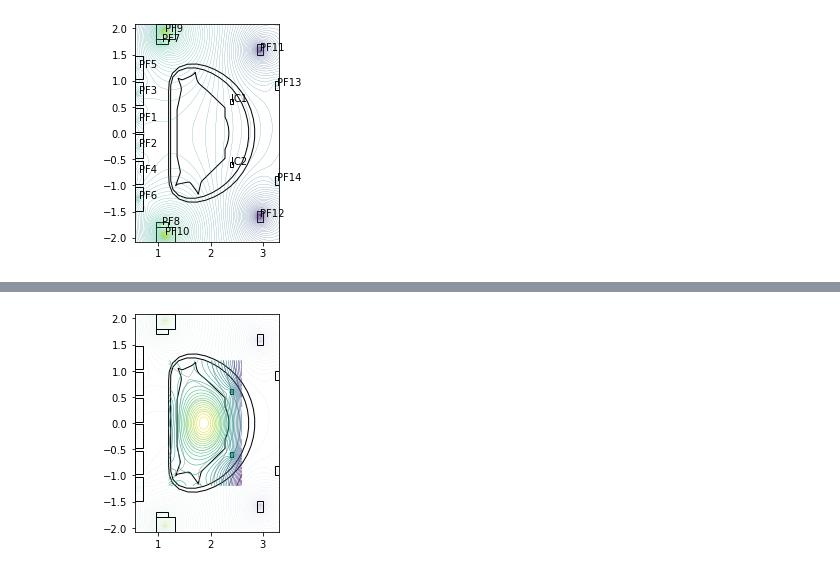
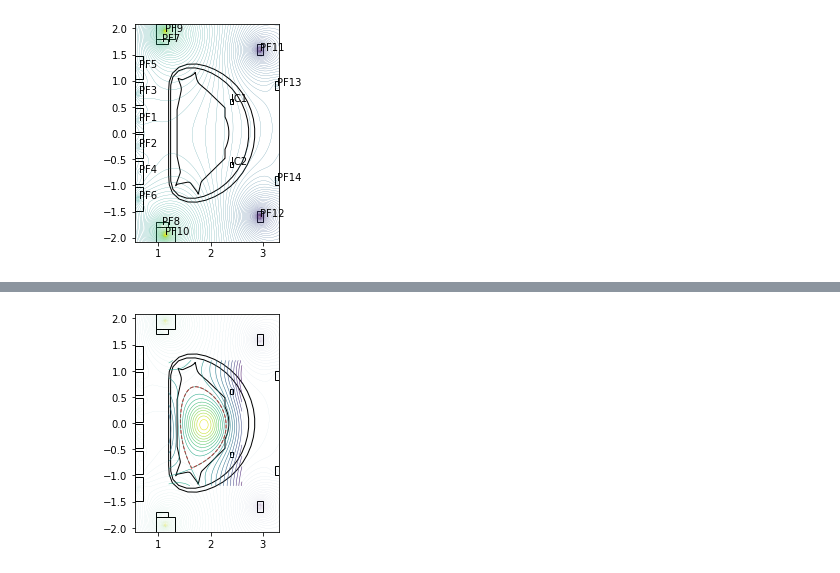
Before and after one commit to fusion-yun/fytok_old, a Jupyter notebook: examples/fy_magnetic.ipynb, the cells around one changed output, grey strips where cells are left out. Cells and saved outputs as stored; diff of their text form; code cells hidden in the pictures.

```diff
--- a/examples/fy_magnetic.ipynb
+++ b/examples/fy_magnetic.ipynb
@@ -145,10 +127,12 @@ from  freegs.coil import Coil
 itime=40000
 coils = []
 for coil in entry.pf_active.coil:
-    rect = coil.element[0].geometry.rectangle.__real_value__()
-    Ip = coil.current.data.__value__()[itime]
-    turns=coil.element[0].turns_with_sign*1
-    coils.append((coil.name.__value__(), Coil(rect["r"], rect["z"],current= Ip*turns,turns=1,control=True)))
+    rect = coil.element[0].geometry.rectangle.__value__()
+
+    coils.append((coil.name.__value__(), Coil(
+    rect.r+rect.width/2, rect.z+rect.height/2,
+    current= coil.current.data.__value__()[itime] ,
+    turns=int(turns),control=True)))
 
 wall = Wall(entry.wall.description_2d[0].limiter.unit[0].outline.r.__value__(),
             entry.wall.description_2d[0].limiter.unit[0].outline.z.__value__())
@@ -156,6 +140,8 @@ wall = Wall(entry.wall.description_2d[0].limiter.unit[0].outline.r.__value__(),
 Rdim=entry.equilibrium.time_slice[10].profiles_2d.grid.dim1.__value__()
 Zdim=entry.equilibrium.time_slice[10].profiles_2d.grid.dim2.__value__()
 
+lfcs_r=entry.equilibrium.time_slice[10].boundary.outline.r.__value__()[:,0]
+lfcs_z=entry.equilibrium.time_slice[10].boundary.outline.z.__value__()[:,0]
 
 EASTTokamak = Machine(coils, wall)
 
@@ -163,7 +149,7 @@ profiles = jtor.ConstrainPaxisIp(1e3,  # Plasma pressure on axis [Pascals]
                             1e6,  # Plasma current [Amps]
                             1.0)  # fvac = R*Bt
 
-psivals = [ (R, Z, 0.0) for R, Z in zip(wall.R,wall.Z)]
+psivals = [ (R, Z, 0.0) for R, Z in zip(lfcs_r,lfcs_z)]
 # psivals = [ (R, Z, 0.0) for R, Z in zip(entry.equilibrium.time_slice[10].boundary.outline.r.__value__(),
 #             entry.equilibrium.time_slice[10].boundary.outline.z.__value__()) ]
 
@@ -180,4 +166,4 @@ eq = equilibrium.Equilibrium(tokamak=EASTTokamak,
                                 nx=129, ny=129,
                                 boundary=boundary.freeBoundaryHagenow)
 
-freegs.solve(eq, profiles,constrain, psi_bndry=0.0)
+freegs.solve(eq, profiles,constrain, psi_bndry=0.0,show=True)
@@ -184,24 +172,27 @@ freegs.solve(eq, profiles,constrain, psi_bndry=0.0)
 # %%
 fg=plt.figure()
 
 plt.gca().add_patch(plt.Polygon(limiter_points , fill=False,closed=True))
 plt.gca().add_patch(plt.Polygon(vessel_outer_points , fill=False,closed=True))
 plt.gca().add_patch(plt.Polygon(vessel_inner_points , fill=False,closed=True))
 
-plt.show()for coil  in entry.pf_active.coil:
+plt.gca().add_patch(plt.Polygon(np.array([lfcs_r,lfcs_z]).transpose([1,0]) , fill=False,closed=True,linestyle="dashed",color="red"))
+
+for coil  in entry.pf_active.coil:
     rect=coil.element[0].geometry.rectangle.__value__()
-    plt.gca().add_patch(plt.Rectangle((rect.r-rect.width/2.0, rect.z-rect.height/2.0), rect.width, rect.height, fill=False))
+    plt.gca().add_patch(plt.Rectangle((rect.r-rect.width/2.0, rect.z-rect.height/2.0),float( rect.width), float(rect.height), fill=False))
 
 plt.contour(X,Y,Z,levels=100,linewidths=0.1,linestyles="dotted")
 
-plt.contour(
-    entry.equilibrium.time_slice[10].profiles_2d.grid.dim1.__value__(),
-    entry.equilibrium.time_slice[10].profiles_2d.grid.dim2.__value__(),
-    entry.equilibrium.time_slice[10].profiles_2d.psi.__value__(),
-    linewidths=0.5,cmap="gray")
+# plt.contour(
+#     entry.equilibrium.time_slice[10].profiles_2d.grid.dim1.__value__(),
+#     entry.equilibrium.time_slice[10].profiles_2d.grid.dim2.__value__(),
+#     entry.equilibrium.time_slice[10].profiles_2d.psi.__value__(),
+#     linewidths=0.5,cmap="gray")
 
-plt.contour(np.linspace(rmin,rmax,129),np.linspace(zmin,zmax,129),eq.psi().transpose(-1,0),levels= 40,linewidths=0.5)
+plt.contour(np.linspace(rmin,rmax,129),np.linspace(zmin,zmax,129),eq.psi().transpose(-1,0),levels=25,linewidths=0.5)
 
 plt.axis('scaled')
+plt.show()
 # %% [output]
-[figure, old version]
+[figure, new version]
```
Also changed, not shown: parts of 5 cells of this notebook, 2 other files.
